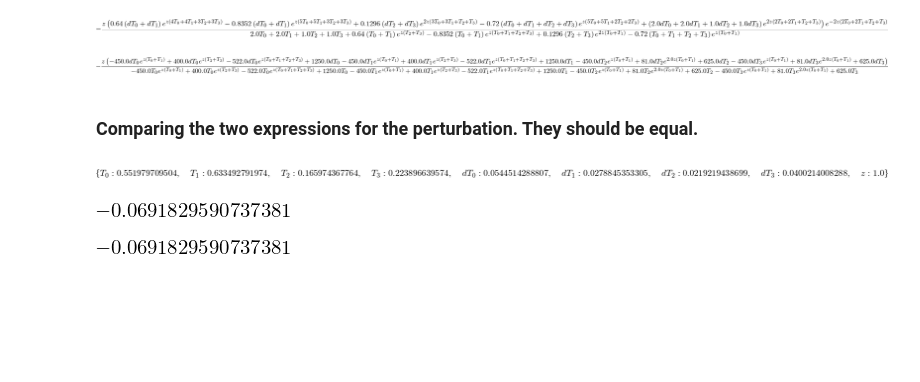
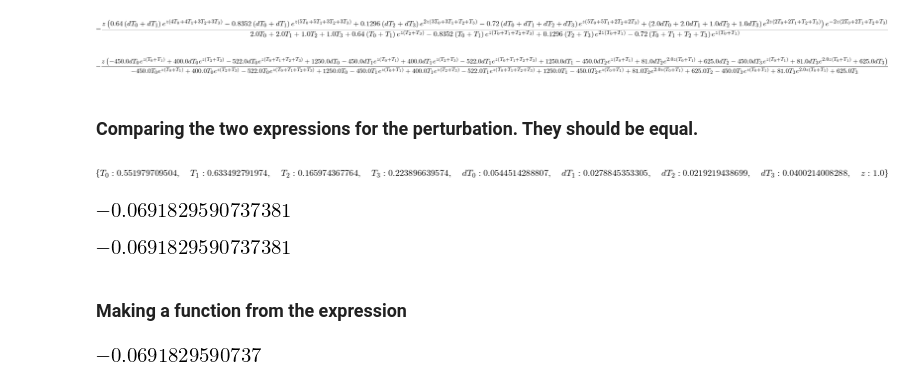
Before and after one commit to tabakg/potapov_interpolation, a Jupyter notebook: Notes_modifying_delays.ipynb, the cells around one changed output. Cells and saved outputs as stored; diff of their text form; code cells hidden in the pictures; blank space fills up the shorter version.

```diff
--- a/Notes_modifying_delays.ipynb
+++ b/Notes_modifying_delays.ipynb
@@ -291,3 +291,13 @@ sol2.subs(D_sample)
 sol[0].subs(D_sample)
 # %% [output]
 [figure]
+# %% [markdown]
+### Making a function from the expression
+# %%
+func = sp.lambdify((z,Ts,Ts_Delta),sol2) #(1,(1,2,3,4),(1,2,3,4))
+# %%
+tuple_sample = (D_sample[z],tuple([D_sample[T] for T in Ts]),tuple([D_sample[T_d] for T_d in Ts_Delta]) )
+# %%
+func(*tuple_sample)
+# %% [output]
+[figure, added]
```
Also changed, not shown: parts of 1 cell of this notebook, 5 other files.
